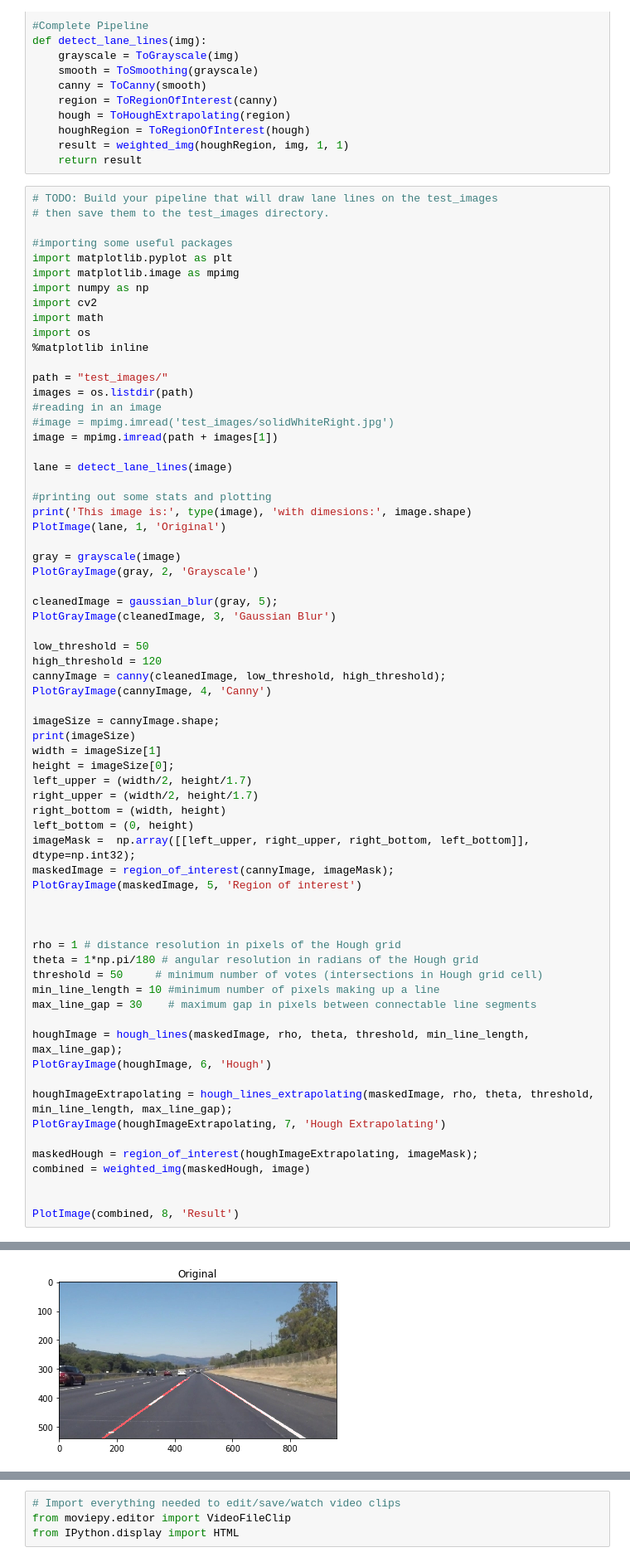
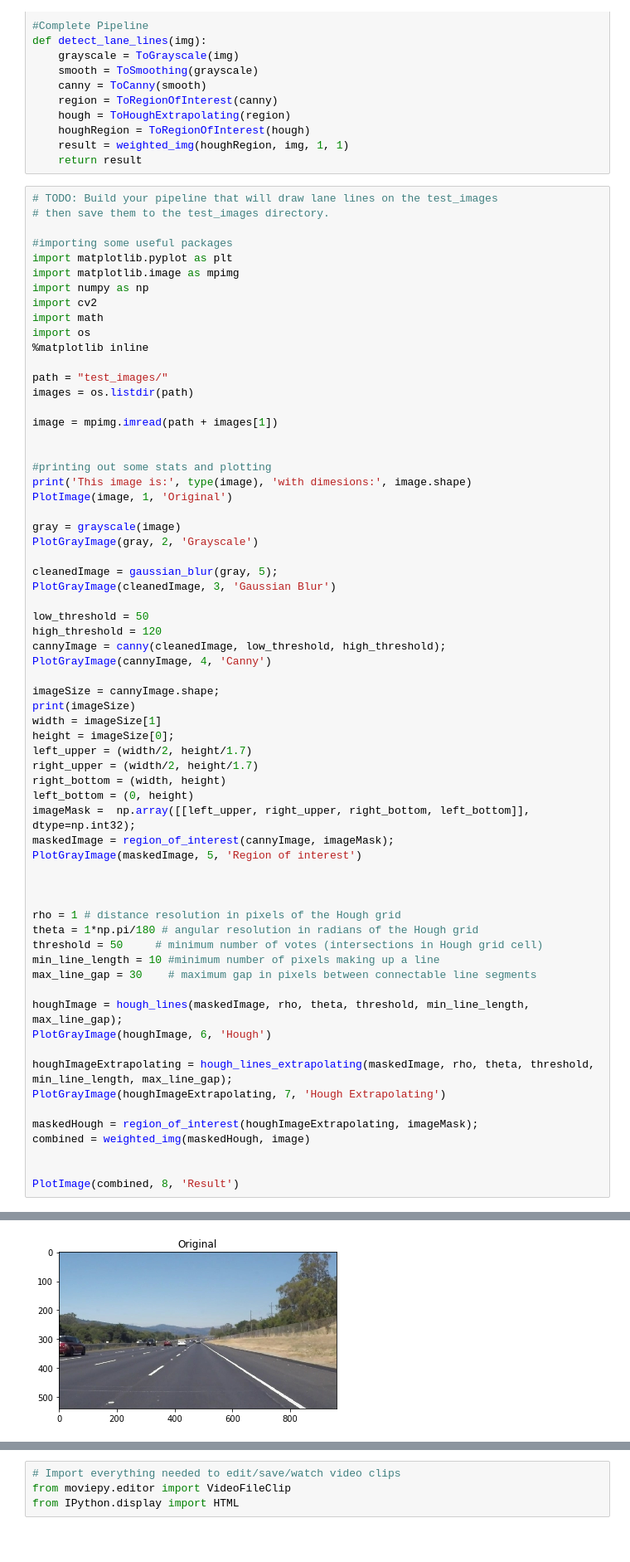
Before and after one commit to Maesla/Finding-Lane-Lines, a Jupyter notebook: mywork.ipynb, the cells around one changed output, grey strips where cells are left out. Shown at 83% size. Cells and saved outputs as stored; diff of their text form.

```diff
--- a/mywork.ipynb
+++ b/mywork.ipynb
@@ -323,15 +327,13 @@ import os
 
 path = "test_images/"
 images = os.listdir(path)
-#reading in an image
-#image = mpimg.imread('test_images/solidWhiteRight.jpg')
+
 image = mpimg.imread(path + images[1])
 
-lane = detect_lane_lines(image)
 
 #printing out some stats and plotting
 print('This image is:', type(image), 'with dimesions:', image.shape)
-PlotImage(lane, 1, 'Original')
+PlotImage(image, 1, 'Original')
 
 gray = grayscale(image)
 PlotGrayImage(gray, 2, 'Grayscale')
@@ -351,34 +353,34 @@ height = imageSize[0];
 left_upper = (width/2, height/1.7)
 right_upper = (width/2, height/1.7)
 right_bottom = (width, height)
 left_bottom = (0, height)
 imageMask =  np.array([[left_upper, right_upper, right_bottom, left_bottom]], dtype=np.int32);
 maskedImage = region_of_interest(cannyImage, imageMask);
 PlotGrayImage(maskedImage, 5, 'Region of interest')
 
 
 
 rho = 1 # distance resolution in pixels of the Hough grid
 theta = 1*np.pi/180 # angular resolution in radians of the Hough grid
 threshold = 50     # minimum number of votes (intersections in Hough grid cell)
 min_line_length = 10 #minimum number of pixels making up a line
 max_line_gap = 30    # maximum gap in pixels between connectable line segments
 
 houghImage = hough_lines(maskedImage, rho, theta, threshold, min_line_length, max_line_gap);
 PlotGrayImage(houghImage, 6, 'Hough')
 
 houghImageExtrapolating = hough_lines_extrapolating(maskedImage, rho, theta, threshold, min_line_length, max_line_gap);
 PlotGrayImage(houghImageExtrapolating, 7, 'Hough Extrapolating')
 
 maskedHough = region_of_interest(houghImageExtrapolating, imageMask);
 combined = weighted_img(maskedHough, image)
 
 
 PlotImage(combined, 8, 'Result')
 # %% [output]
 This image is: <class 'numpy.ndarray'> with dimesions: (540, 960, 3)
 (540, 960)
-[figure, old version]
+[figure, new version]
 [figure]
 [figure]
 [figure]
```
Also changed, not shown: parts of 6 cells of this notebook, 3 other files.
